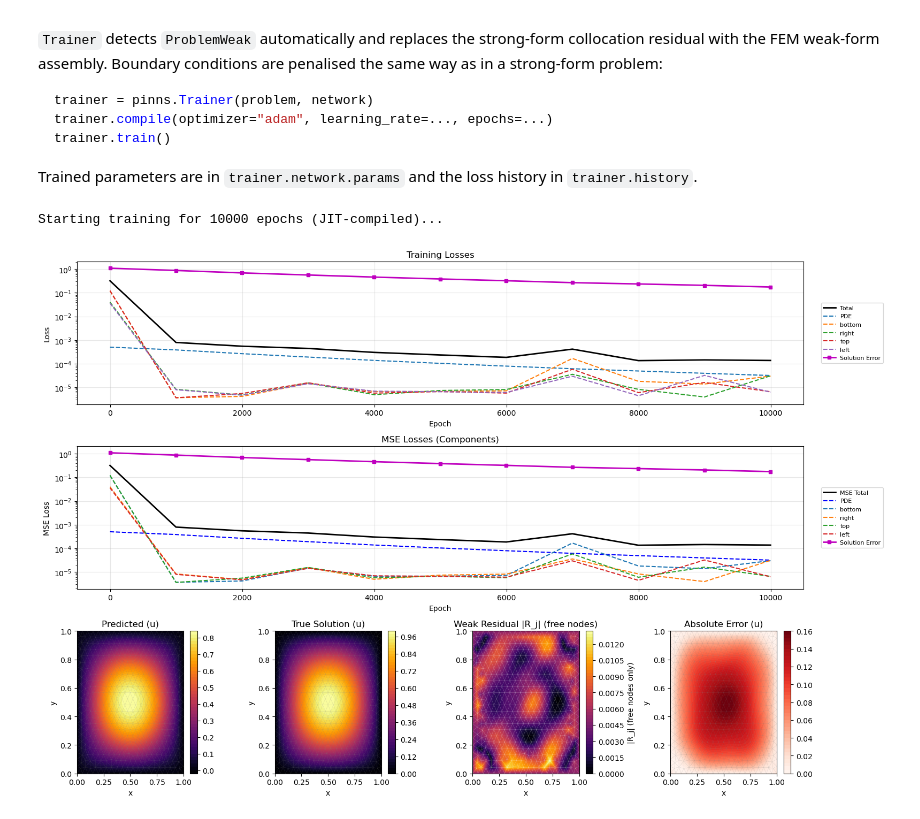
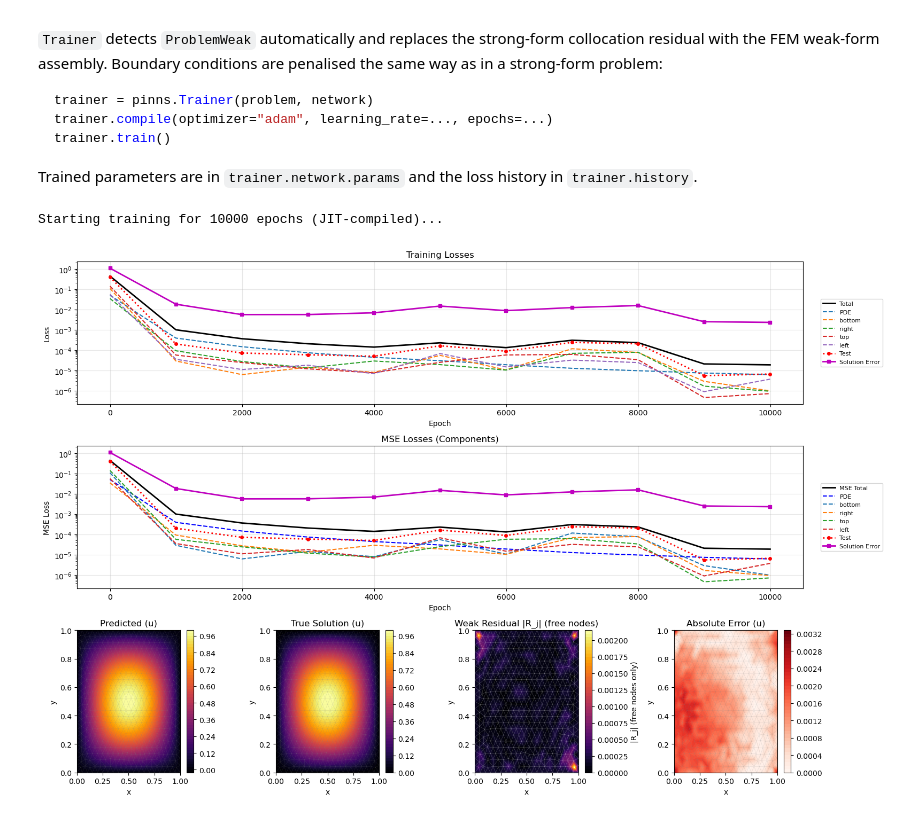
Before and after one commit to gatocor/pinn_models, a Jupyter notebook: examples/2D_poisson_weak.ipynb, the cells around one changed output. Drawn from its saved outputs; the diff is of its cells as text; code cells hidden in the pictures.

Commit message:
Variational working with lagrange perfectky

```diff
--- a/examples/2D_poisson_weak.ipynb
+++ b/examples/2D_poisson_weak.ipynb
@@ -188,7 +188,6 @@ problem = pinns.ProblemWeak(
     input_names=["x", "y"],
     output_names=["u"],
     cubature_order=3,           # Dunavant order 3 (4 pts per triangle)
-    lagrange_multipliers=["bottom", "right", "top", "left"],  # enforce BCs via Lagrange multipliers
     solution=lambda xy: np.sin(np.pi * xy[:, 0]) * np.sin(np.pi * xy[:, 1]),
 )
 
@@ -231,17 +230,18 @@ Trained parameters are in `trainer.network.params` and the loss history in `trai
 # %%
 network = pinns.FNN([2, 64, 64, 64, 1], activation="tanh")
 
 trainer = pinns.Trainer(problem, network)
 trainer.compile(
     train_samples={"bottom": 51, "right": 51, "top": 51, "left": 51},
-    weights={"pde": 1.0, "bottom": 1.0, "right": 1.0, "top": 1.0, "left": 1.0},
+    test_samples={"pde":200, "bottom": 51, "right": 51, "top": 51, "left": 51},
+    weights={"pde": 100.0, "bottom": 1.0, "right": 1.0, "top": 1.0, "left": 1.0},
     optimizer="adam",
     learning_rate=1e-3,
     epochs=10000,
     print_each=1000,
     show_plots=True,
 )
 trainer.train()
 # %% [output]
 Starting training for 10000 epochs (JIT-compiled)...
-[figure, old version]
+[figure, new version]
```
Also changed, not shown: parts of 1 cell of this notebook, 2 other files.
